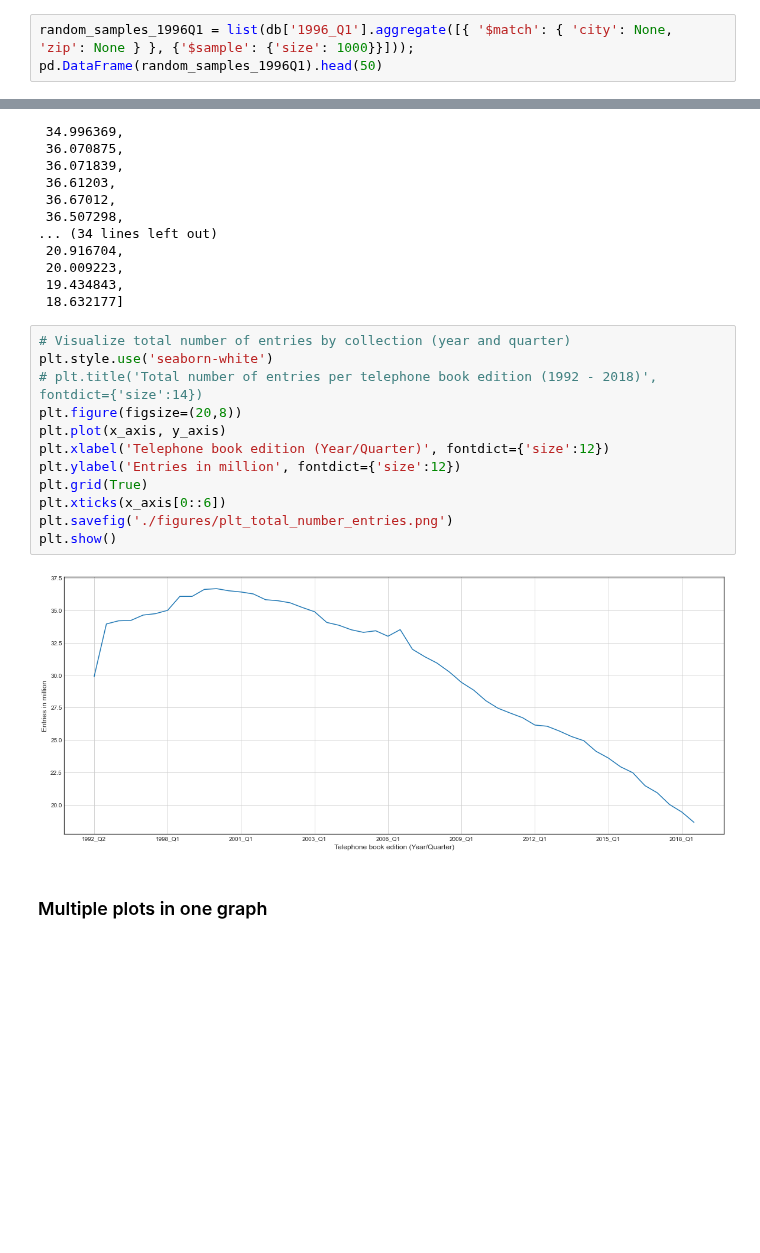
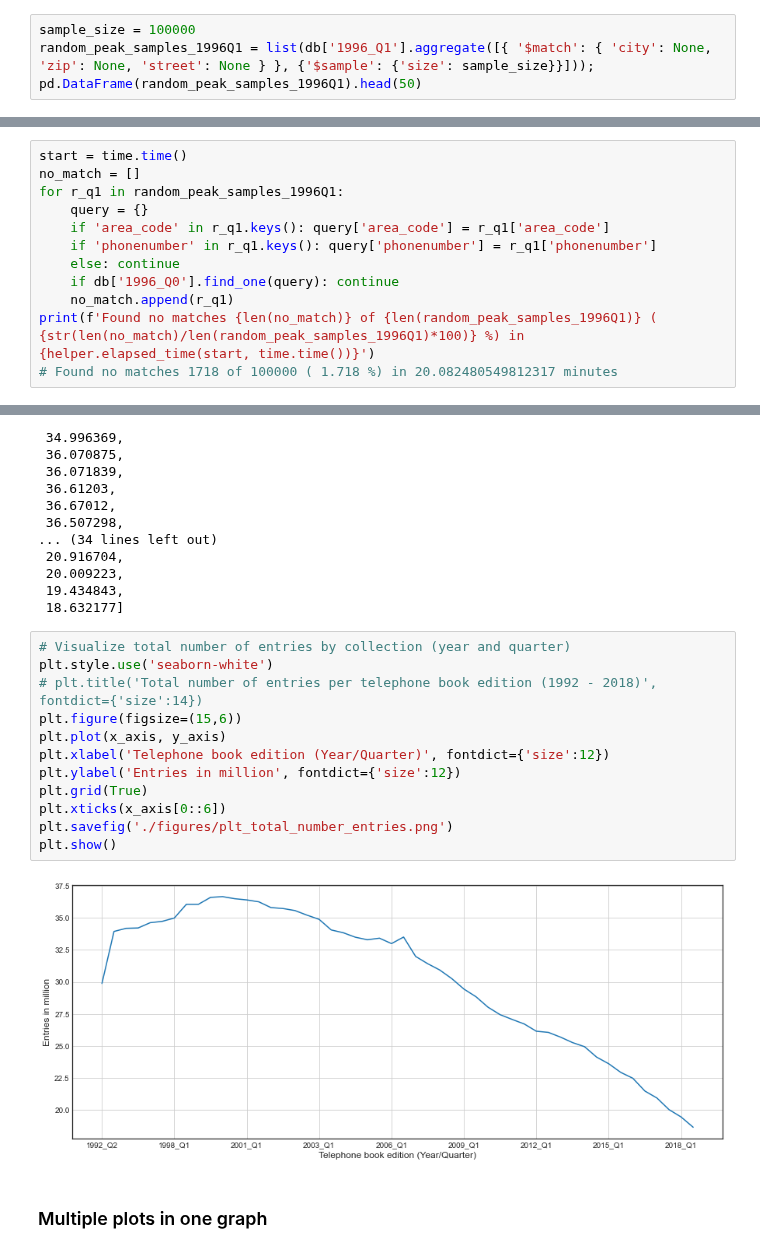
Before and after one commit to mayo-s/phonebookdiver, a Jupyter notebook: jupyter/phonebookdiver_notebook.ipynb, the cells around one changed output, grey strips where cells are left out. Cells and saved outputs as stored; diff of their text form; blank space fills up the shorter version.

Commit message:
Research 1996_Q1 peak

```diff
--- a/jupyter/phonebookdiver_notebook.ipynb
+++ b/jupyter/phonebookdiver_notebook.ipynb
@@ -1106,6 +1130,7 @@ peak_data_1996Q1.tail(50)
 # %% [markdown]
 ##### Fetch random samples matching the filter of missing city and zip code
 # %%
-random_samples_1996Q1 = list(db['1996_Q1'].aggregate([{ '$match': { 'city': None, 'zip': None } }, {'$sample': {'size': 1000}}]));
-pd.DataFrame(random_samples_1996Q1).head(50)
+sample_size = 100000
+random_peak_samples_1996Q1 = list(db['1996_Q1'].aggregate([{ '$match': { 'city': None, 'zip': None, 'street': None } }, {'$sample': {'size': sample_size}}]));
+pd.DataFrame(random_peak_samples_1996Q1).head(50)
 # %% [output]
@@ -1147,0 +1156,12 @@ diff_df
+# %%
+start = time.time()
+no_match = []
+for r_q1 in random_peak_samples_1996Q1:
+    query = {}
+    if 'area_code' in r_q1.keys(): query['area_code'] = r_q1['area_code']
+    if 'phonenumber' in r_q1.keys(): query['phonenumber'] = r_q1['phonenumber']
+    else: continue
+    if db['1996_Q0'].find_one(query): continue
+    no_match.append(r_q1)
+print(f'Found no matches {len(no_match)} of {len(random_peak_samples_1996Q1)} ( {str(len(no_match)/len(random_peak_samples_1996Q1)*100)} %) in {helper.elapsed_time(start, time.time())}')
+# Found no matches 1718 of 100000 ( 1.718 %) in 20.082480549812317 minutes
@@ -1868,17 +1911,17 @@ y_axis
 # %%
 # Visualize total number of entries by collection (year and quarter)
 plt.style.use('seaborn-white')
 # plt.title('Total number of entries per telephone book edition (1992 - 2018)', fontdict={'size':14})
-plt.figure(figsize=(20,8))
+plt.figure(figsize=(15,6))
 plt.plot(x_axis, y_axis)
 plt.xlabel('Telephone book edition (Year/Quarter)', fontdict={'size':12})
 plt.ylabel('Entries in million', fontdict={'size':12})
 plt.grid(True)
 plt.xticks(x_axis[0::6])
 plt.savefig('./figures/plt_total_number_entries.png')
 plt.show()
 # %% [output]
-[figure, old version]
+[figure, new version]
 # %% [markdown]
 ### Multiple plots in one graph
 # %% [markdown]
```
Also changed, not shown: parts of 21 cells of this notebook.
